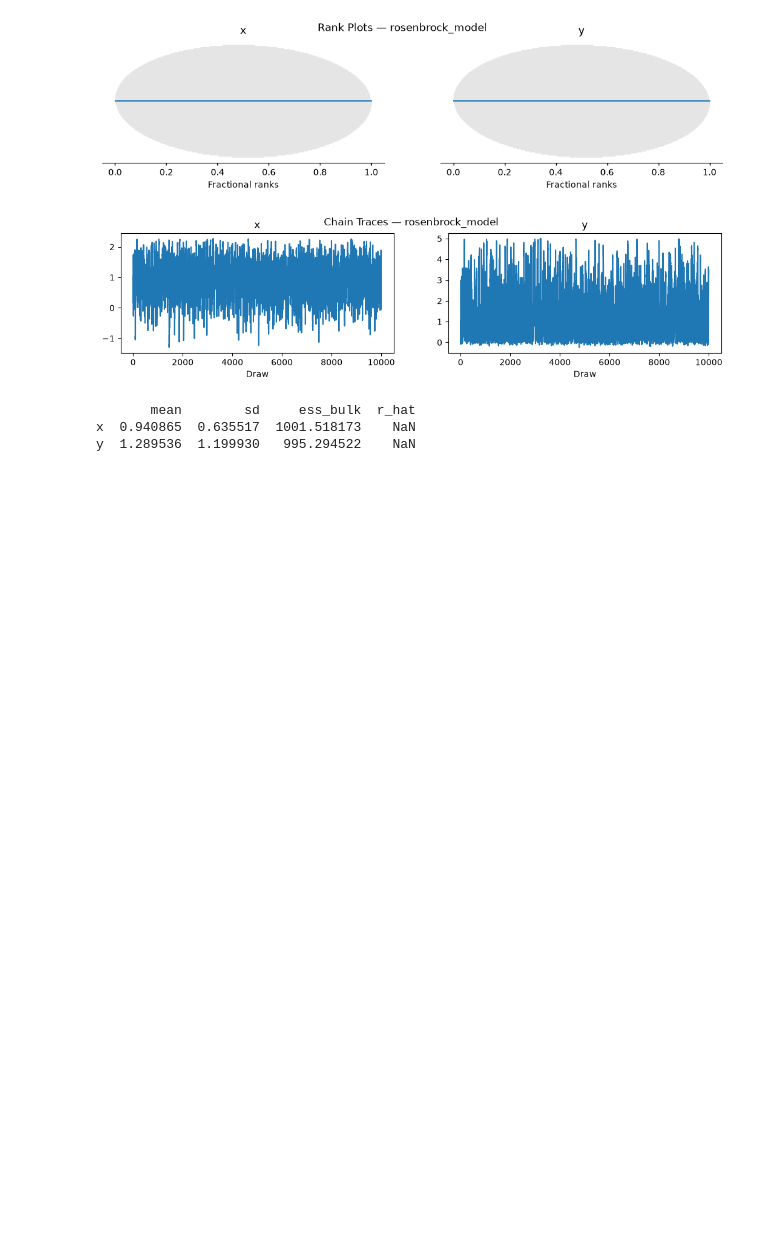
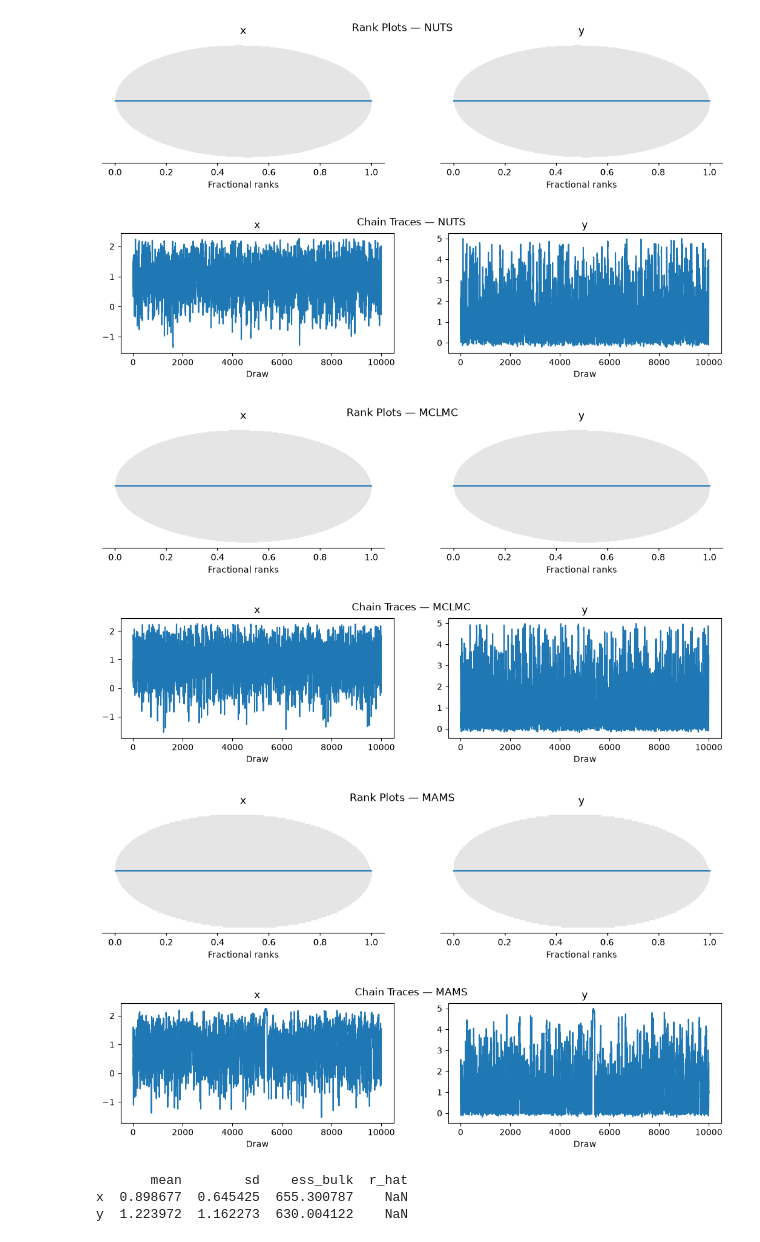
Before and after one commit to ASKabalan/jax-fli, a Jupyter notebook: docs/3-sampling-and-inference/13-Rosen.ipynb, the cells around one changed output. Saved outputs shown, nothing was run; the diff lists cells and outputs as text; code cells hidden in the pictures; blank space fills up the shorter version.

```diff
--- a/docs/3-sampling-and-inference/13-Rosen.ipynb
+++ b/docs/3-sampling-and-inference/13-Rosen.ipynb
@@ -95,4 +101,6 @@ all_samples = jax.tree.map(lambda *x: np.concatenate(x, axis=0), *all_samples.va
 # %%
-az_data = azb.from_dict({"posterior": all_samples})
-azs.summary(az_data)
+for sampler, samples in all_samples.items():
+    print(f"── {sampler} ──")
+    az_data = azb.from_dict({"posterior": samples})
+    display(azs.summary(az_data))
 # %% [output]
@@ -101,0 +119,24 @@ azs.summary(az_data)
+# %%
+import re
+
+from blackjax.diagnostics import effective_sample_size
+
+
+def grads_per_draw(sampler):
+    """Gradient evaluations per stored draw, read from the run's metrics.md."""
+    text = open(f"rosenbrock_samples_{sampler.lower()}/chain_0/metrics.md").read()
+    avg_steps = [float(m) for m in re.findall(r"\| \d+ \| ([\d.]+) \|", text)]
+    if sampler == "NUTS":
+        return float(np.mean(avg_steps))  # 1 gradient per leapfrog step
+    if sampler == "MAMS":
+        return 2.0 * float(np.mean(avg_steps))  # isokinetic mclachlan: 2 gradients per step
+    return 2.0 * sampler_settings["MCLMC"]["thinning"]  # MCLMC: 2 gradients per thinned kernel step
+
+
+total_draws = num_samples * batch_count * chain_count
+print(f"{'sampler':8s} {'draws':>7s} {'grads':>10s} {'min ESS':>9s} {'ESS / 1k grads':>15s}")
+for sampler, samples in all_samples.items():
+    ess = {name: float(effective_sample_size(arr)) for name, arr in samples.items()}
+    total_grads = grads_per_draw(sampler) * total_draws
+    min_ess = min(ess.values())
+    print(f"{sampler:8s} {total_draws:7d} {total_grads:10.0f} {min_ess:9.0f} {1000.0 * min_ess / total_grads:15.2f}")
@@ -102,5 +148,8 @@ azs.summary(az_data)
 # %%
-extract = CatalogExtract(name="rosenbrock model", cosmo=samples, truth_cosmo={"x": 1.0, "y": 1.0})
-plot_posterior(extract)
+extracts = [
+    CatalogExtract(name=sampler, cosmo=samples, truth_cosmo={"x": 1.0, "y": 1.0})
+    for sampler, samples in all_samples.items()
+]
+plot_posterior(extracts)
 # %% [output]
 Removed no burn in
@@ -108,8 +159,12 @@ Removed no burn in
 # %%
-analyze(extract)
+analyze(extracts)
 # %% [output]
-[figure, old version]
+[figure, new version]
-[figure, old version]
+[figure, new version]
+[figure, added]
+[figure, added]
+[figure, added]
+[figure, added]
-       mean        sd     ess_bulk  r_hat
-x  0.940865  0.635517  1001.518173    NaN
-y  1.289536  1.199930   995.294522    NaN
+       mean        sd    ess_bulk  r_hat
+x  0.898677  0.645425  655.300787    NaN
+y  1.223972  1.162273  630.004122    NaN
```
Also changed, not shown: parts of 7 cells of this notebook, 20 other files.
